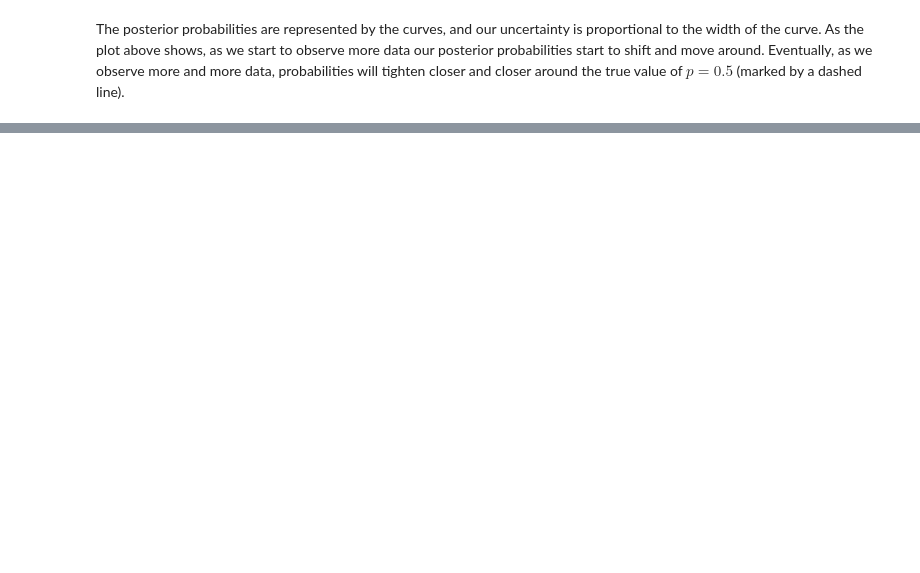
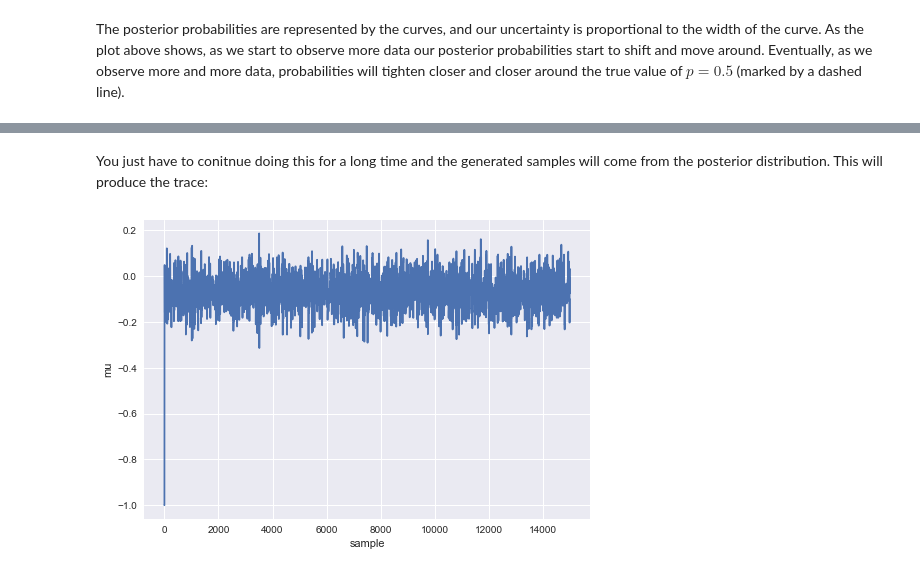
Before and after one commit to rmania/datascience, a Jupyter notebook: ubc_ml/Bayesian_learning.ipynb, the cells around one changed output, grey strips where cells are left out. Drawn from its saved outputs; the diff is of its cells as text; code cells hidden in the pictures; blank space fills up the shorter version.

```diff
--- a/ubc_ml/Bayesian_learning.ipynb
+++ b/ubc_ml/Bayesian_learning.ipynb
@@ -244,0 +456,9 @@ The posterior probabilities are represented by the curves, and our uncertainty i
+# %% [markdown]
+You just have to conitnue doing this for a long time and the generated samples will come from the posterior distribution. This will produce the trace:
+# %%
+posterior =  sampler(data, samples= 15000, mu_init=-1)
+fig, ax = plt.subplots()
+ax.plot(posterior)
+_ = ax.set(xlabel='sample', ylabel= 'mu')
+# %% [output]
+[figure, added]
```
Also changed, not shown: parts of 31 cells of this notebook.
